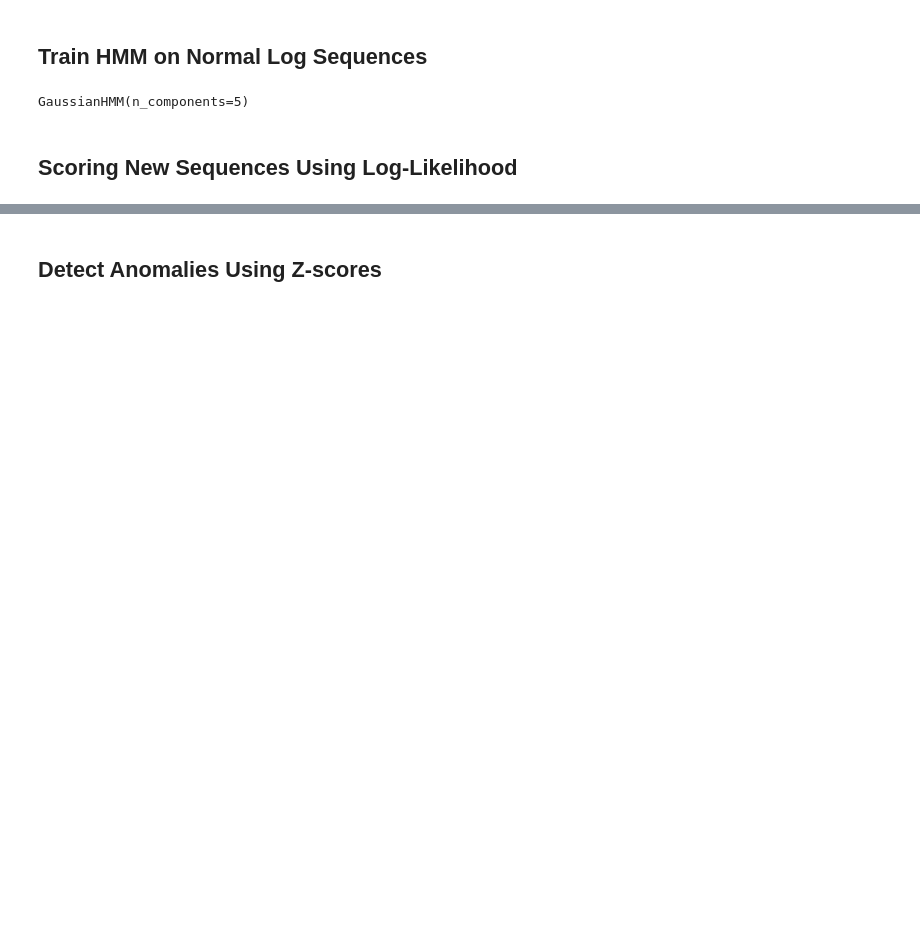
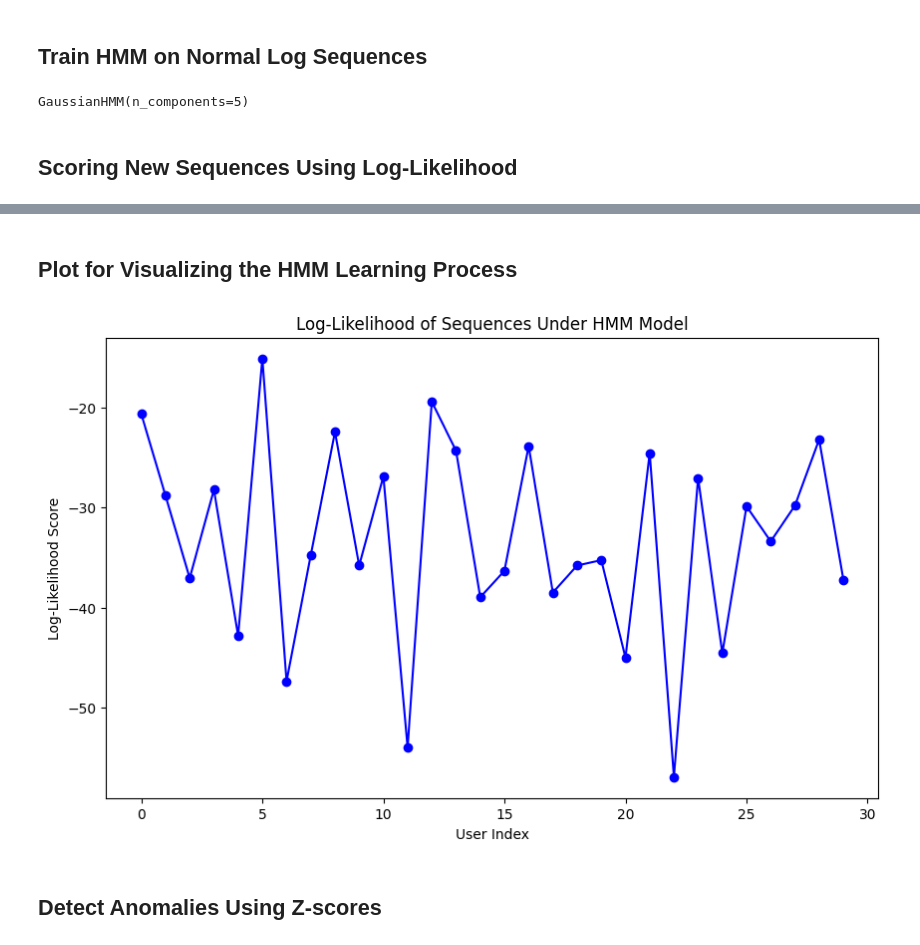
Before and after one commit to bwwaaa/STA410-Course-Project---Anomaly-Detection-using-HMMs, a Jupyter notebook: main_simulation.ipynb, the cells around one changed output, grey strips where cells are left out. Cells and saved outputs as stored; diff of their text form; code cells hidden in the pictures; blank space fills up the shorter version.

```diff
--- a/main_simulation.ipynb
+++ b/main_simulation.ipynb
@@ -204,3 +229,14 @@ for user, seq in all_encoded_sequences.items():
+# %% [markdown]
+## Plot for Visualizing the HMM Learning Process
+# %%
+plt.figure(figsize=(10, 6))
+plt.plot(log_likelihoods, marker='o', linestyle='-', color='b')
+plt.title("Log-Likelihood of Sequences Under HMM Model")
+plt.xlabel("User Index")
+plt.ylabel("Log-Likelihood Score")
+plt.show()
+# %% [output]
+[figure, added]
 # %% [markdown]
 ## Detect Anomalies Using Z-scores
 # %%
```
Also changed, not shown: parts of 6 cells of this notebook, 1 other file.
